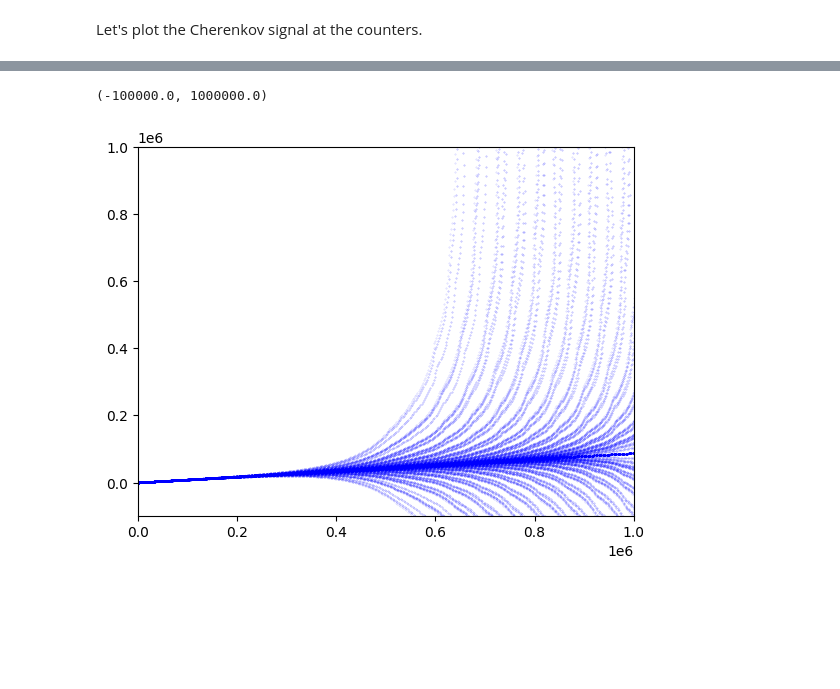
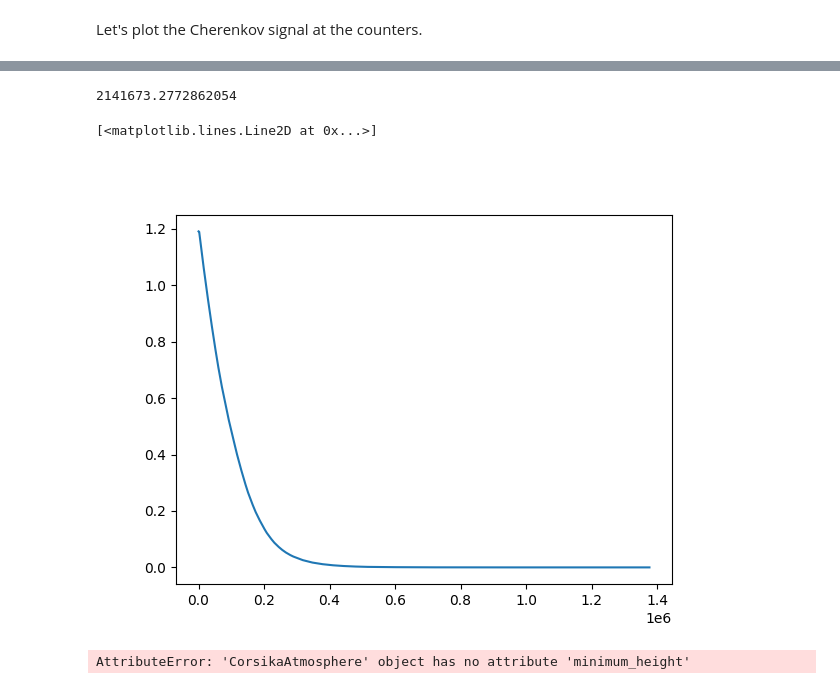
Before and after one commit to ikepc1/CHASM_NuSpacesim, a Jupyter notebook: demo/CHASM Demo.ipynb, the cells around one changed output, grey strips where cells are left out. Cells and saved outputs as stored; diff of their text form; code cells hidden in the pictures; blank space fills up the shorter version.

```diff
--- a/demo/CHASM Demo.ipynb
+++ b/demo/CHASM Demo.ipynb
@@ -104,8 +109,14 @@ all_photons.shape
-# %%
-fig = plt.figure()
-plt.scatter(sig.axis[:,0],sig.axis[:,2],s=.1,c='b', alpha=0.2)
-plt.xlim(0,1.e6)
-plt.ylim(-.1e6,1.e6)
-# %% [output]
-(-100000.0, 1000000.0)
-[figure, removed]
+# %%
+sim.axis.h_to_axis_R_LOC(525000,theta)
+# %% [output]
+2141673.2772862054
+# %%
+plt.figure()
+plt.plot(sim.axis.r, sim.axis.atm.density(sim.axis.altitude))
+# %% [output]
+[<matplotlib.lines.Line2D at 0x...>]
+[figure, added]
+# %%
+sim.axis.atm.depth(sim.axis.altitude[:-1],sim.axis.altitude[1:])
+# %% [output]
+AttributeError: 'CorsikaAtmosphere' object has no attribute 'minimum_height'
```
Also changed, not shown: parts of 10 cells of this notebook, 11 other files.
